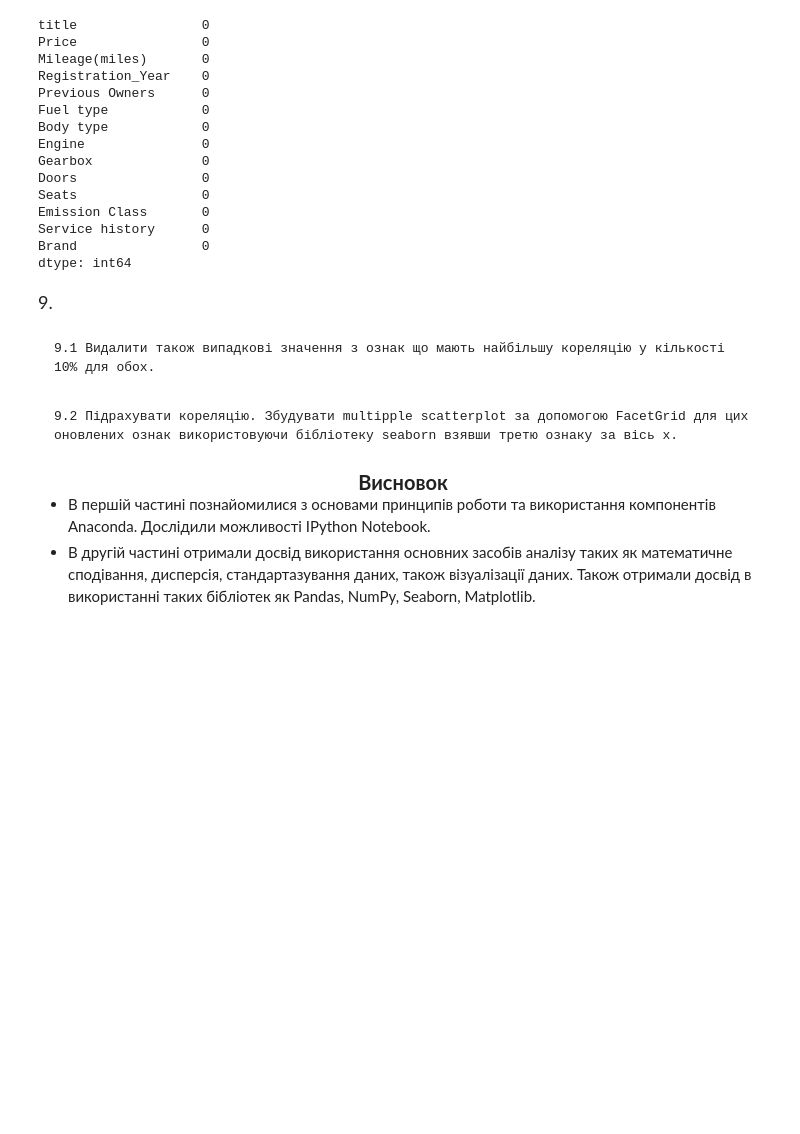
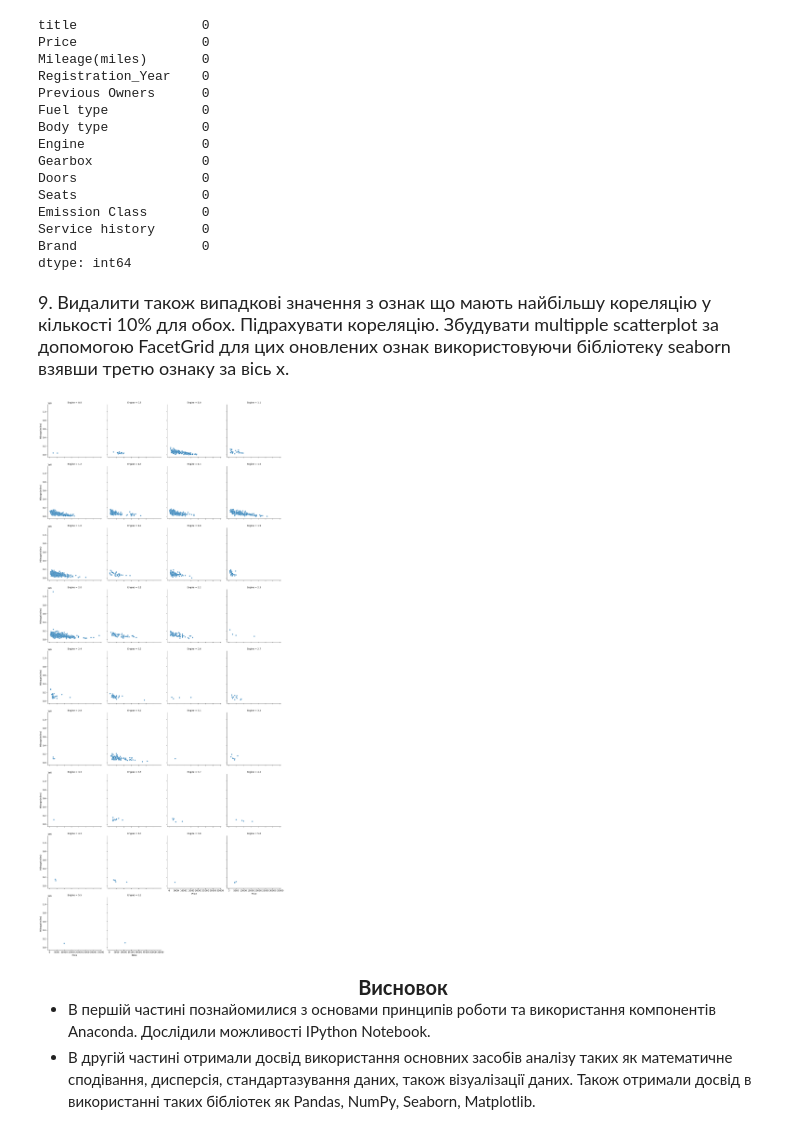
Before and after one commit to artemyak5/SRP, a Jupyter notebook: coursework/main.ipynb, the cells around one changed output. Saved outputs shown, nothing was run; the diff lists cells and outputs as text; code cells hidden in the pictures; blank space fills up the shorter version.

```diff
--- a/coursework/main.ipynb
+++ b/coursework/main.ipynb
@@ -520,11 +520,23 @@ Service history      0
 Brand                0
 dtype: int64
 # %% [markdown]
-<p style="font-size: 18px;">9.</p>
+<p style="font-size: 18px;">9. Видалити також випадкові значення з ознак що мають найбільшу кореляцію у кількості 10% для обох. Підрахувати кореляцію. Збудувати multipple scatterplot за допомогою FacetGrid для цих оновлених ознак використовуючи бібліотеку seaborn взявши третю ознаку за вісь x.</p>
-# %% [markdown]
-    9.1 Видалити також випадкові значення з ознак що мають найбільшу кореляцію у кількості 10% для обох.
-# %% [markdown]
-    9.2 Підрахувати кореляцію. Збудувати multipple scatterplot за допомогою FacetGrid для цих оновлених ознак використовуючи бібліотеку seaborn взявши третю ознаку за вісь x.
+# %%
+corr_matrix = standardized_df.corr(numeric_only=True)
+top_corr_features = corr_matrix.index[(abs(corr_matrix["Price"]) > 0.1) & (abs(corr_matrix["Mileage(miles)"]) > 0.1)]
+df_1 = df[top_corr_features].dropna()
+
+# Перерахунок кореляції після видалення випадкових значень
+new_corr_matrix = df_1.corr()
+
+# Побудова multiple scatterplot за допомогою FacetGrid
+g = sns.FacetGrid(df, col="Engine", col_wrap=4, height=4)
+g.map(sns.scatterplot, "Price", "Mileage(miles)", alpha=0.7)
+
+# Вивід графіка
+plt.show()
+# %% [output]
+[figure, added]
 # %% [markdown]
 <center style="font-size: 20px;"><strong>Висновок</strong></center>
 
```
Also changed, not shown: 27 other files.
